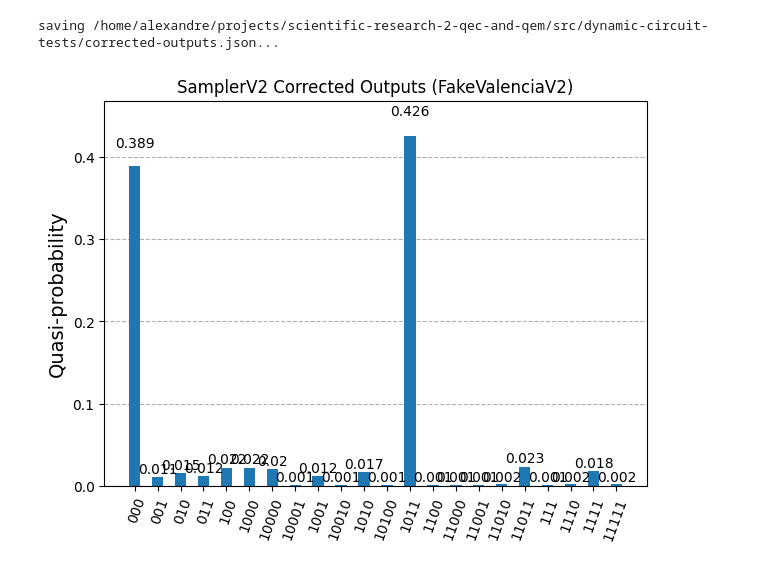
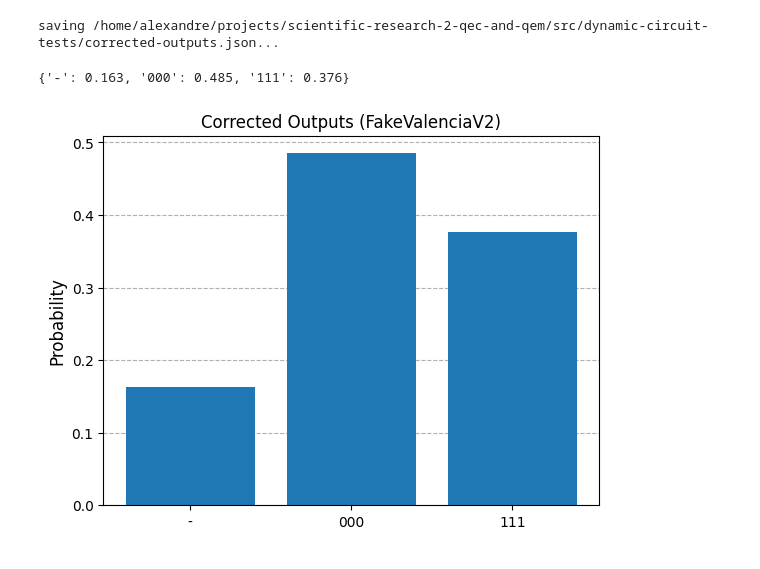
Before and after one commit to Dpbm/scientific-research-2-qec-and-qem, a Jupyter notebook: src/dynamic-circuits.ipynb, the cells around one changed output. Cells and saved outputs as stored; diff of their text form; code cells hidden in the pictures.

```diff
--- a/src/dynamic-circuits.ipynb
+++ b/src/dynamic-circuits.ipynb
@@ -114 +110,26 @@ results = sampler.run([isa_circuit_cp], shots=SHOTS).result()[0]
+# %%
+results = fake_backend.run(qc).result().get_counts()
+# %%
+syndromes = {
+    '000':'000',
+    '001':'111',
+    '010':'000',
+    '011':'111',
+    '100':'000',
+    '101':'111',
+    '110':'000',
+    '111':'111'
+}
+# %%
+parsed_results = defaultdict(int)
+for k,v in results.items():
+    bit_strings = k.split()
+    if(syndromes[bit_strings[-1]] == bit_strings[0]):
+        parsed_results[bit_strings[0]] += v
+    else:
+        parsed_results['-'] += v
+# %%
+dist = {}
+for k,v in parsed_results.items():
+    dist[k] = v/SHOTS
 # %%
@@ -121,6 +139,13 @@ quasi = ProbDistribution(counts).binary_probabilities(num_bits=N_QUBITS)
+# %%
+print(dist)
+# %% [output]
+{'-': 0.163, '000': 0.485, '111': 0.376}
 # %%
-fig = plot_distribution(quasi, title="SamplerV2 Corrected Outputs (FakeValenciaV2)")
-fig.savefig(generate_full_file_path(OUTPUT_PATH, "sampler-noisy-ouputs.png"))
-display(fig)
+plt.bar(x=list(dist.keys()), height=list(dist.values()))
+plt.grid(which='major',linestyle='--',axis='y', zorder=-1.0)
+plt.title("Corrected Outputs (FakeValenciaV2)")
+plt.ylabel("Probability",fontsize=12)
+plt.show()
+#fig.savefig(generate_full_file_path(OUTPUT_PATH, "sampler-corrected-ouputs.png"))
 # %% [output]
-[figure, old version]
+[figure, new version]
```
Also changed, not shown: parts of 16 cells of this notebook, 7 other files.
